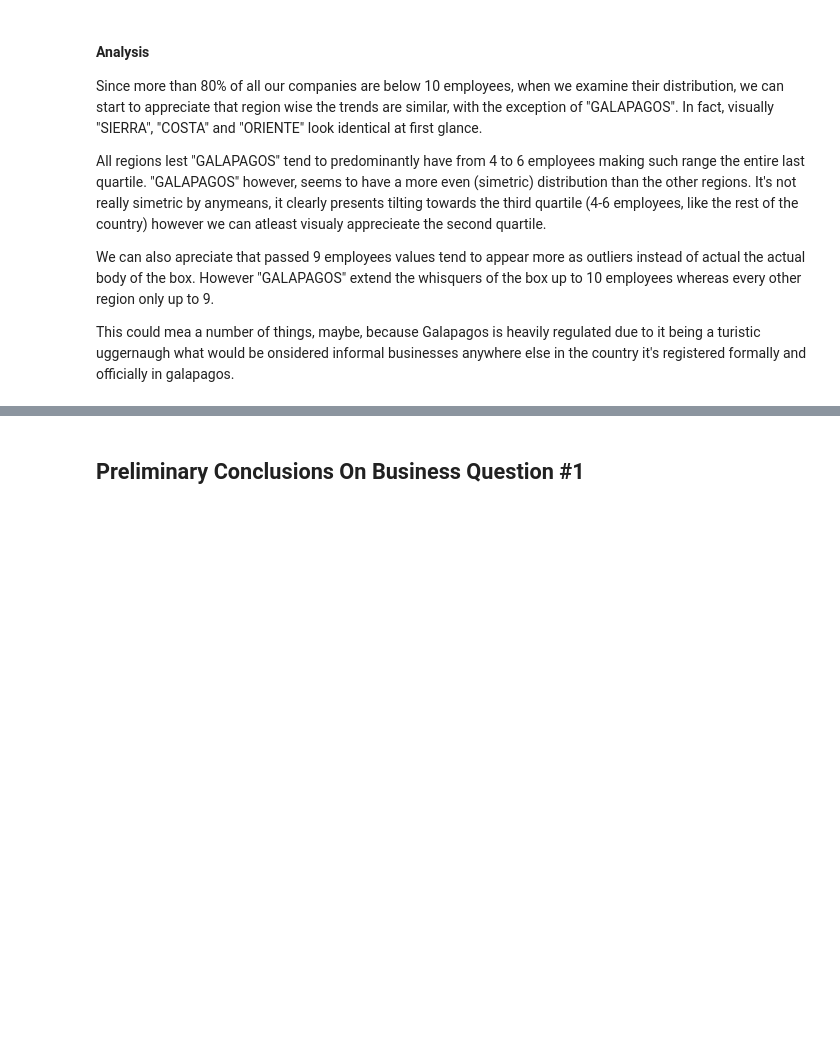
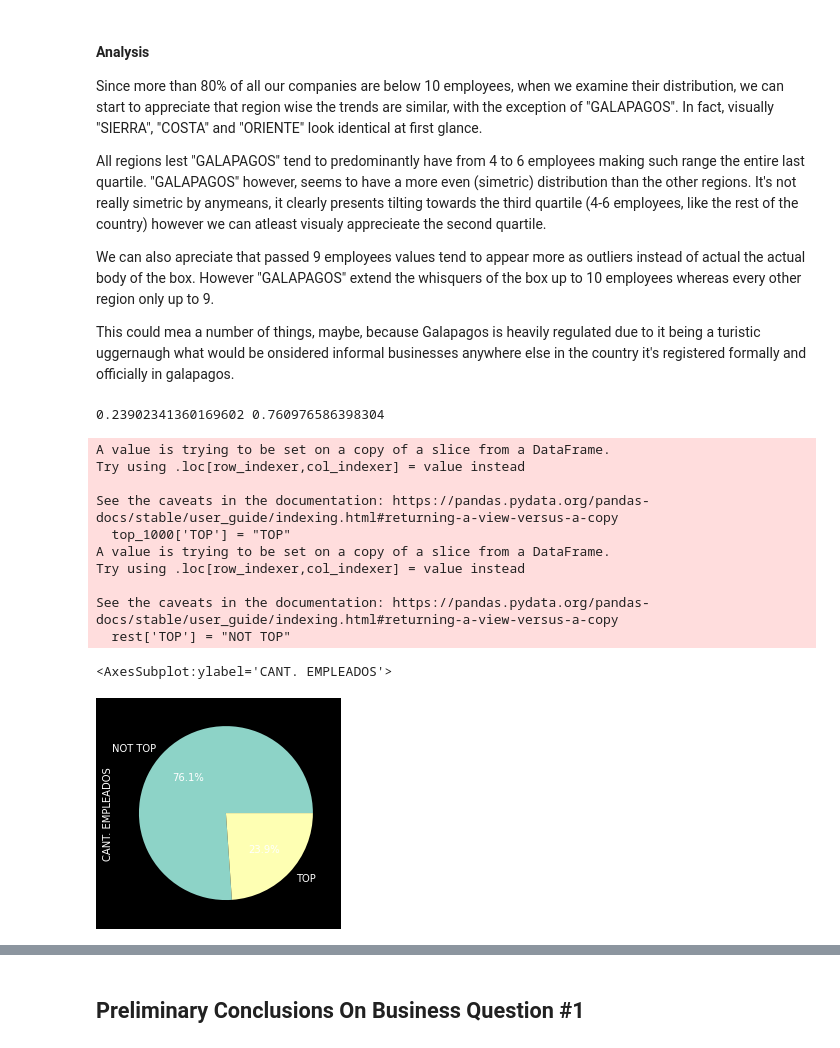
Before and after one commit to JFNebel/ecuadorian-graduates-workforce-mobility, a Jupyter notebook: ProyectoICD.ipynb, the cells around one changed output, grey strips where cells are left out. Saved outputs shown, nothing was run; the diff lists cells and outputs as text; code cells hidden in the pictures; blank space fills up the shorter version.

```diff
--- a/ProyectoICD.ipynb
+++ b/ProyectoICD.ipynb
@@ -440,3 +458,41 @@ All regions lest "GALAPAGOS" tend to predominantly have from 4 to 6 employees ma
 We can also apreciate that passed 9 employees values tend to appear more as outliers instead of actual the actual body of the box. However "GALAPAGOS" extend the whisquers of the box up to 10 employees whereas every other region only up to 9.
 
 This could mea a number of things, maybe, because Galapagos is heavily regulated due to it being a turistic uggernaugh what would be onsidered informal businesses anywhere else in the country it's registered formally and officially in galapagos.
+# %%
+# Analyzing the hiring disparity (this time taking in to account the original SUPERCIAS ordering for best companies, that's why I can do it with only head(1000))
+top_1000 = df.head(1000)
+rest = df[1000:]
+total_emp = df["CANT. EMPLEADOS"].sum()
+top_emp = top_1000["CANT. EMPLEADOS"].sum()
+rest_emp = rest["CANT. EMPLEADOS"].sum()
+
+top_perc = top_emp/total_emp
+rest_perc = rest_emp/total_emp
+
+print(top_perc, rest_perc)
+# %% [output]
+0.23902341360169602 0.760976586398304
+# %%
+# Let's visualize
+top_1000['TOP'] = "TOP"
+rest['TOP'] = "NOT TOP"
+
+frames = [top_1000, rest]
+new_df = pd.concat(frames, sort=False)
+
+#groupby the data by delivery type
+my_pie = new_df.groupby("TOP")["CANT. EMPLEADOS"].sum()
+my_pie.plot.pie(autopct="%.1f%%")
+# %% [output]
+A value is trying to be set on a copy of a slice from a DataFrame.
+Try using .loc[row_indexer,col_indexer] = value instead
+
+See the caveats in the documentation: https://pandas.pydata.org/pandas-docs/stable/user_guide/indexing.html#returning-a-view-versus-a-copy
+  top_1000['TOP'] = "TOP"
+A value is trying to be set on a copy of a slice from a DataFrame.
+Try using .loc[row_indexer,col_indexer] = value instead
+
+See the caveats in the documentation: https://pandas.pydata.org/pandas-docs/stable/user_guide/indexing.html#returning-a-view-versus-a-copy
+  rest['TOP'] = "NOT TOP"
+<AxesSubplot:ylabel='CANT. EMPLEADOS'>
+[figure, added]
```
Also changed, not shown: parts of 5 cells of this notebook.
